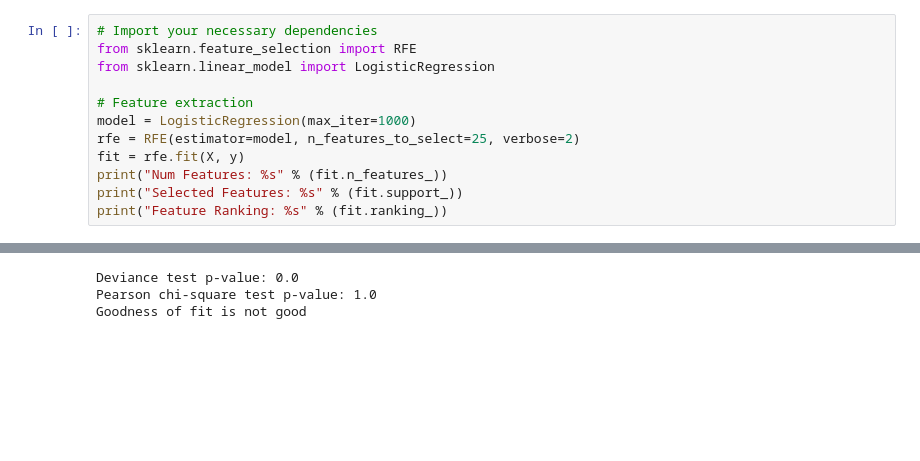
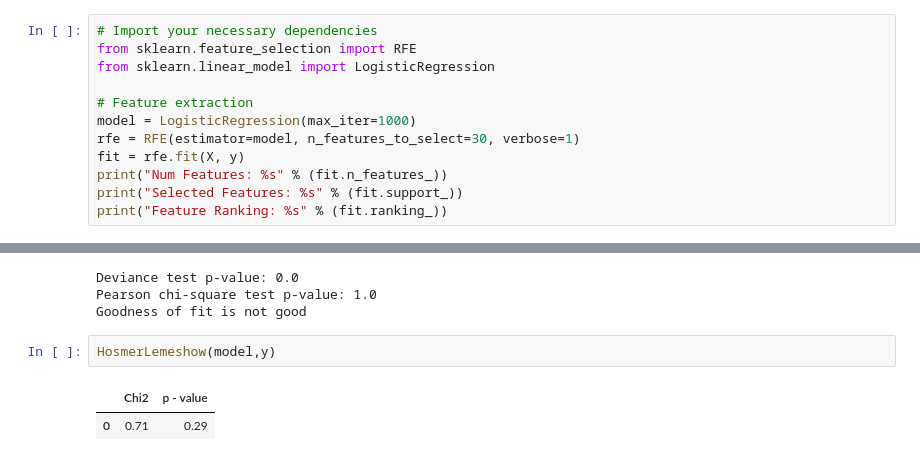
Before and after one commit to egehanyorulmaz/nasa-turbofan-engine-rul-prediction, a Jupyter notebook: LogisticRegression.ipynb, the cells around one changed output, grey strips where cells are left out. Drawn from its saved outputs; the diff is of its cells as text; blank space fills up the shorter version.

```diff
--- a/LogisticRegression.ipynb
+++ b/LogisticRegression.ipynb
@@ -406,7 +550,7 @@ from sklearn.linear_model import LogisticRegression
 
 # Feature extraction
 model = LogisticRegression(max_iter=1000)
-rfe = RFE(estimator=model, n_features_to_select=25, verbose=2)
+rfe = RFE(estimator=model, n_features_to_select=30, verbose=1)
 fit = rfe.fit(X, y)
 print("Num Features: %s" % (fit.n_features_))
 print("Selected Features: %s" % (fit.support_))
@@ -502,3 +646,8 @@ else:
 Deviance test p-value: 0.0
 Pearson chi-square test p-value: 1.0
 Goodness of fit is not good
+# %%
+HosmerLemeshow(model,y)
+# %% [output]
+|  | Chi2 | p - value |
+| 0 | 0.71 | 0.29 |
```
Also changed, not shown: parts of 11 cells of this notebook.
